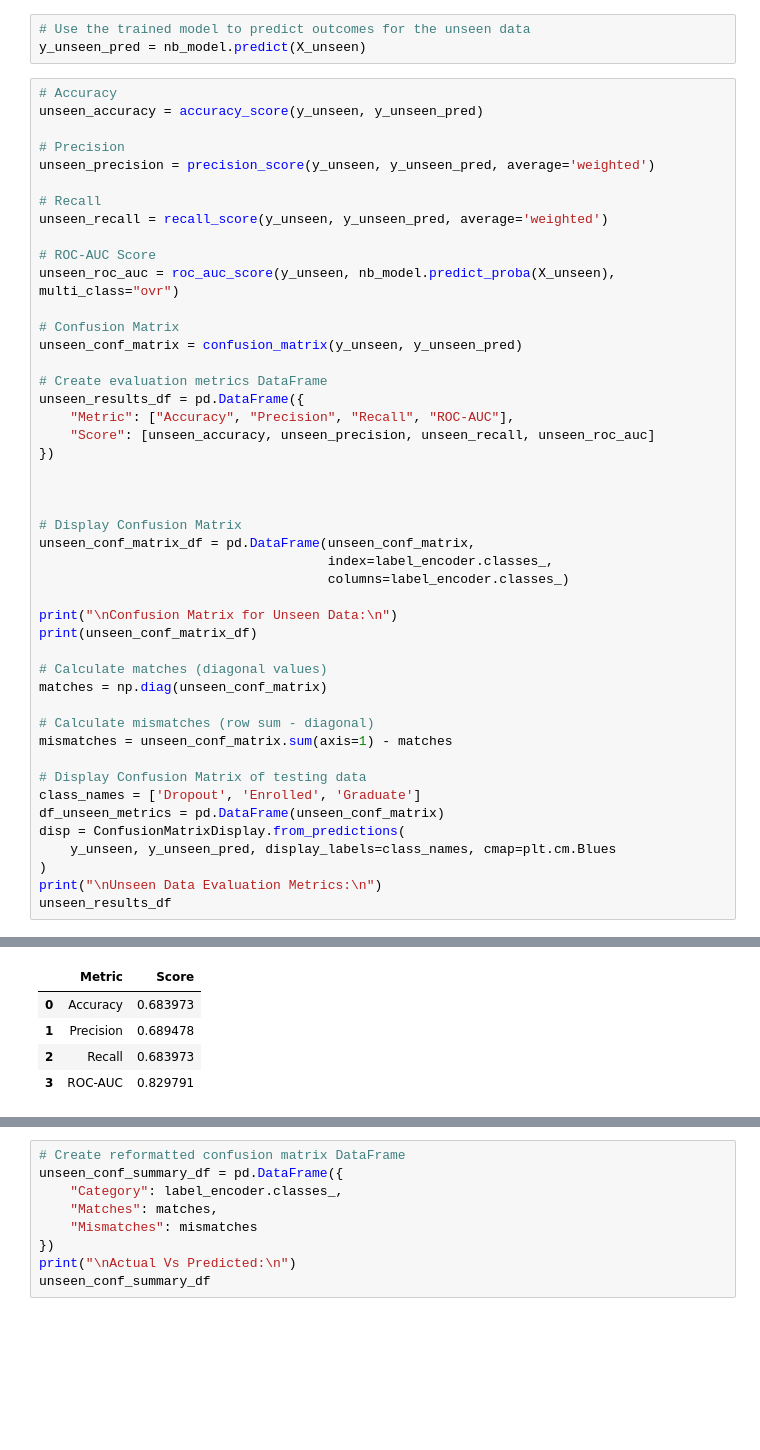
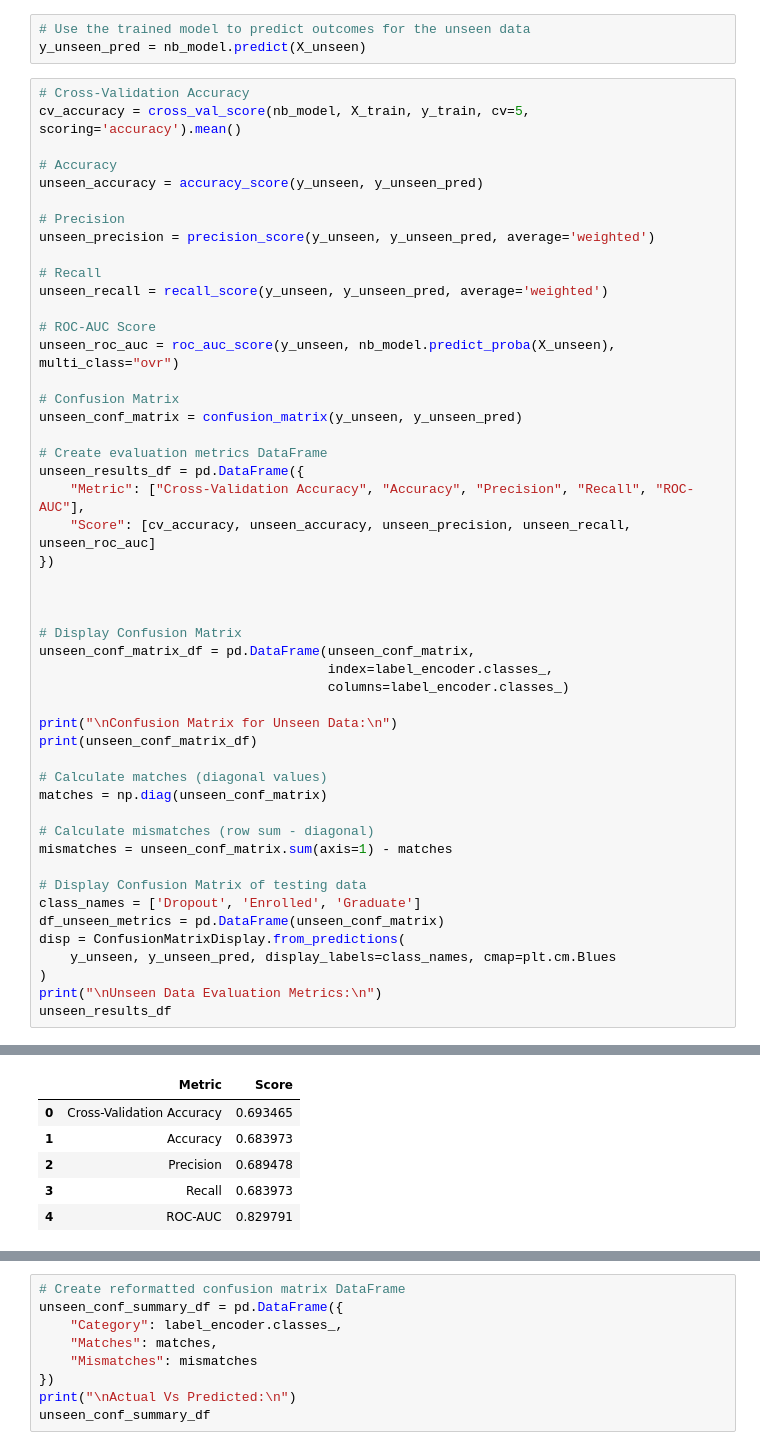
Before and after one commit to KinGabriel/Predict_Student_DropOut_Classification_Model, a Jupyter notebook: naive_bayes.ipynb, the cells around one changed output, grey strips where cells are left out. Drawn from its saved outputs; the diff is of its cells as text; blank space fills up the shorter version.

Commit message:
cross-validation accuracy for naive bayes

```diff
--- a/naive_bayes.ipynb
+++ b/naive_bayes.ipynb
@@ -104,6 +104,9 @@ y_unseen = unseen_data["Target"]
 # Use the trained model to predict outcomes for the unseen data
 y_unseen_pred = nb_model.predict(X_unseen)
 # %%
+# Cross-Validation Accuracy
+cv_accuracy = cross_val_score(nb_model, X_train, y_train, cv=5, scoring='accuracy').mean()
+
 # Accuracy
 unseen_accuracy = accuracy_score(y_unseen, y_unseen_pred)
 
@@ -121,8 +124,8 @@ unseen_conf_matrix = confusion_matrix(y_unseen, y_unseen_pred)
 
 # Create evaluation metrics DataFrame
 unseen_results_df = pd.DataFrame({
-    "Metric": ["Accuracy", "Precision", "Recall", "ROC-AUC"],
-    "Score": [unseen_accuracy, unseen_precision, unseen_recall, unseen_roc_auc]
+    "Metric": ["Cross-Validation Accuracy", "Accuracy", "Precision", "Recall", "ROC-AUC"],
+    "Score": [cv_accuracy, unseen_accuracy, unseen_precision, unseen_recall, unseen_roc_auc]
 })
 
 
@@ -132,37 +135,38 @@ unseen_conf_matrix_df = pd.DataFrame(unseen_conf_matrix,
                                      index=label_encoder.classes_,
                                      columns=label_encoder.classes_)
 
 print("\nConfusion Matrix for Unseen Data:\n")
 print(unseen_conf_matrix_df)
 
 # Calculate matches (diagonal values)
 matches = np.diag(unseen_conf_matrix)
 
 # Calculate mismatches (row sum - diagonal)
 mismatches = unseen_conf_matrix.sum(axis=1) - matches
 
 # Display Confusion Matrix of testing data
 class_names = ['Dropout', 'Enrolled', 'Graduate']
 df_unseen_metrics = pd.DataFrame(unseen_conf_matrix)
 disp = ConfusionMatrixDisplay.from_predictions(
     y_unseen, y_unseen_pred, display_labels=class_names, cmap=plt.cm.Blues
 )
 print("\nUnseen Data Evaluation Metrics:\n")
 unseen_results_df
 # %% [output]
 Confusion Matrix for Unseen Data:
 
           Dropout  Enrolled  Graduate
 Dropout        94        33        15
 Enrolled       13        27        40
 Graduate       14        25       182
 
 Unseen Data Evaluation Metrics:
 |  | Metric | Score |
-| 0 | Accuracy | 0.683973 |
-| 1 | Precision | 0.689478 |
-| 2 | Recall | 0.683973 |
-| 3 | ROC-AUC | 0.829791 |
+| 0 | Cross-Validation Accuracy | 0.693465 |
+| 1 | Accuracy | 0.683973 |
+| 2 | Precision | 0.689478 |
+| 3 | Recall | 0.683973 |
+| 4 | ROC-AUC | 0.829791 |
 [figure]
 # %%
 # Create reformatted confusion matrix DataFrame
```
